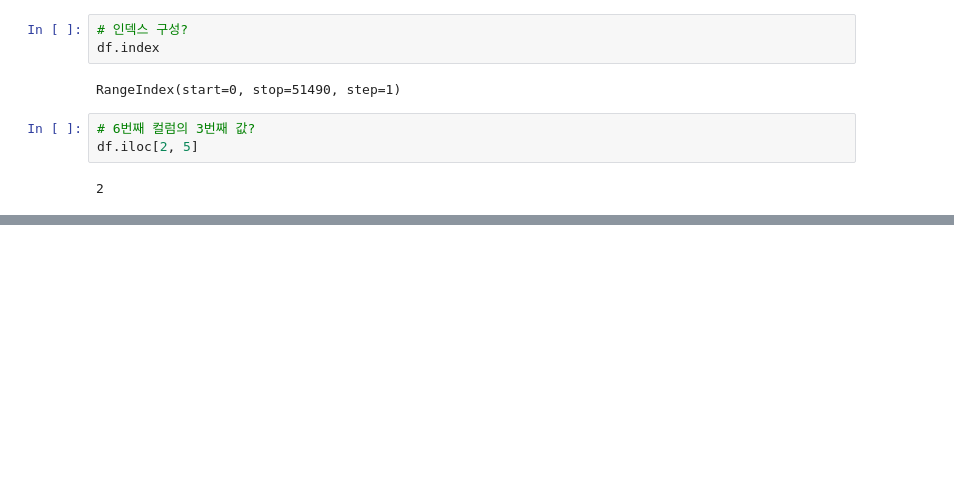
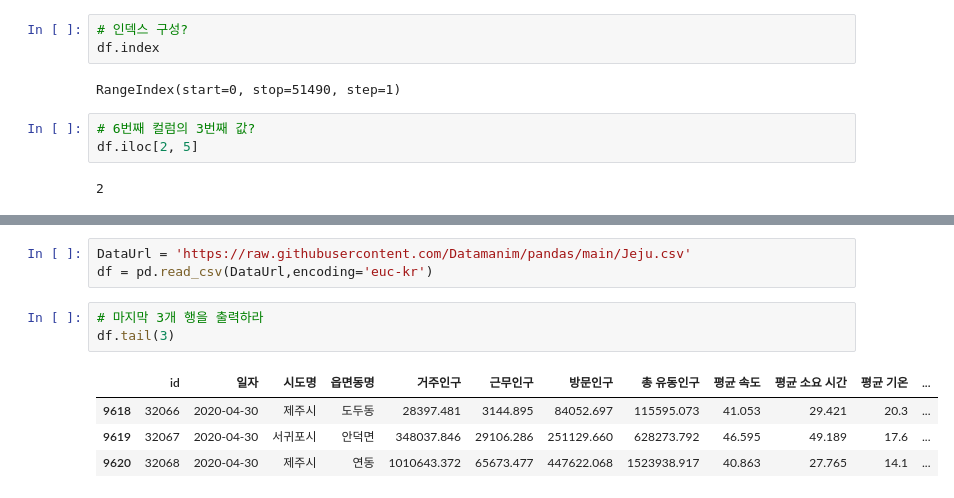
Before and after one commit to endnef2/past_learning, a Jupyter notebook: Pandas practice/datamanim_0215.ipynb, the cells around one changed output, grey strips where cells are left out. Drawn from its saved outputs; the diff is of its cells as text; blank space fills up the shorter version.

```diff
--- a/Pandas practice/datamanim_0215.ipynb
+++ b/Pandas practice/datamanim_0215.ipynb
@@ -86,0 +123,11 @@ df.iloc[2, 5]
+# %%
+DataUrl = 'https://raw.githubusercontent.com/Datamanim/pandas/main/Jeju.csv'
+df = pd.read_csv(DataUrl,encoding='euc-kr')
+# %%
+# 마지막 3개 행을 출력하라
+df.tail(3)
+# %% [output]
+|  | id | 일자 | 시도명 | 읍면동명 | 거주인구 | 근무인구 | 방문인구 | 총 유동인구 | 평균 속도 | 평균 소요 시간 | 평균 기온 | ... |
+| 9618 | 32066 | 2020-04-30 | 제주시 | 도두동 | 28397.481 | 3144.895 | 84052.697 | 115595.073 | 41.053 | 29.421 | 20.3 | ... |
+| 9619 | 32067 | 2020-04-30 | 서귀포시 | 안덕면 | 348037.846 | 29106.286 | 251129.660 | 628273.792 | 46.595 | 49.189 | 17.6 | ... |
+| 9620 | 32068 | 2020-04-30 | 제주시 | 연동 | 1010643.372 | 65673.477 | 447622.068 | 1523938.917 | 40.863 | 27.765 | 14.1 | ... |
```
Also changed, not shown: parts of 12 cells of this notebook.
